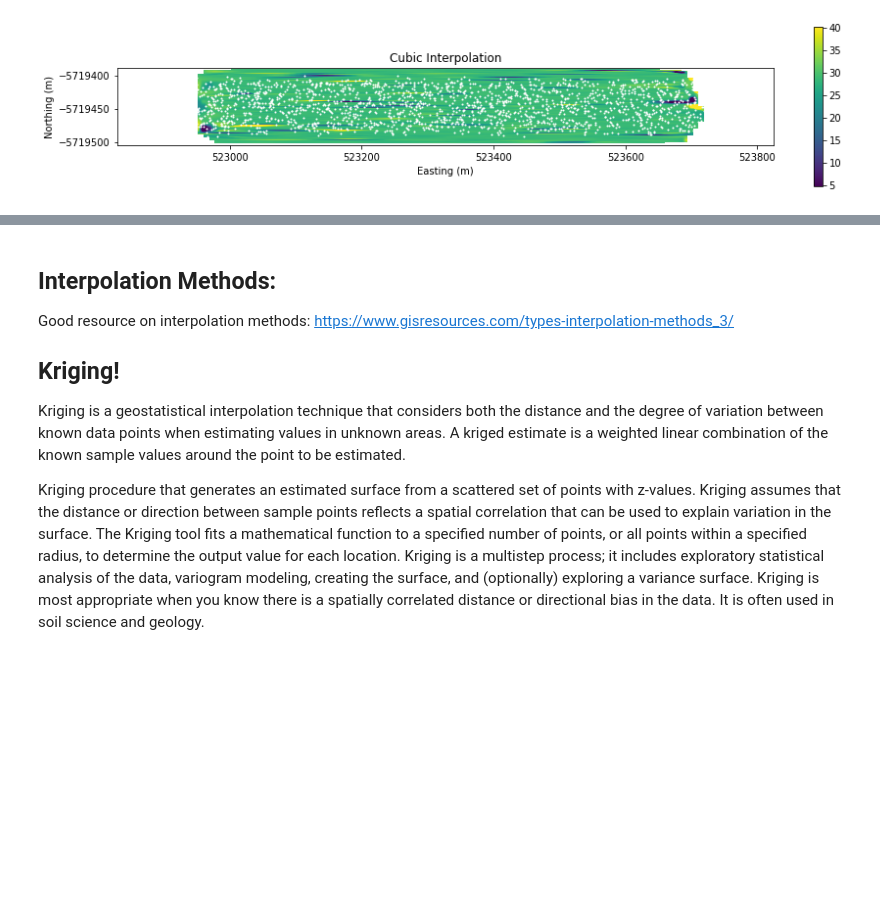
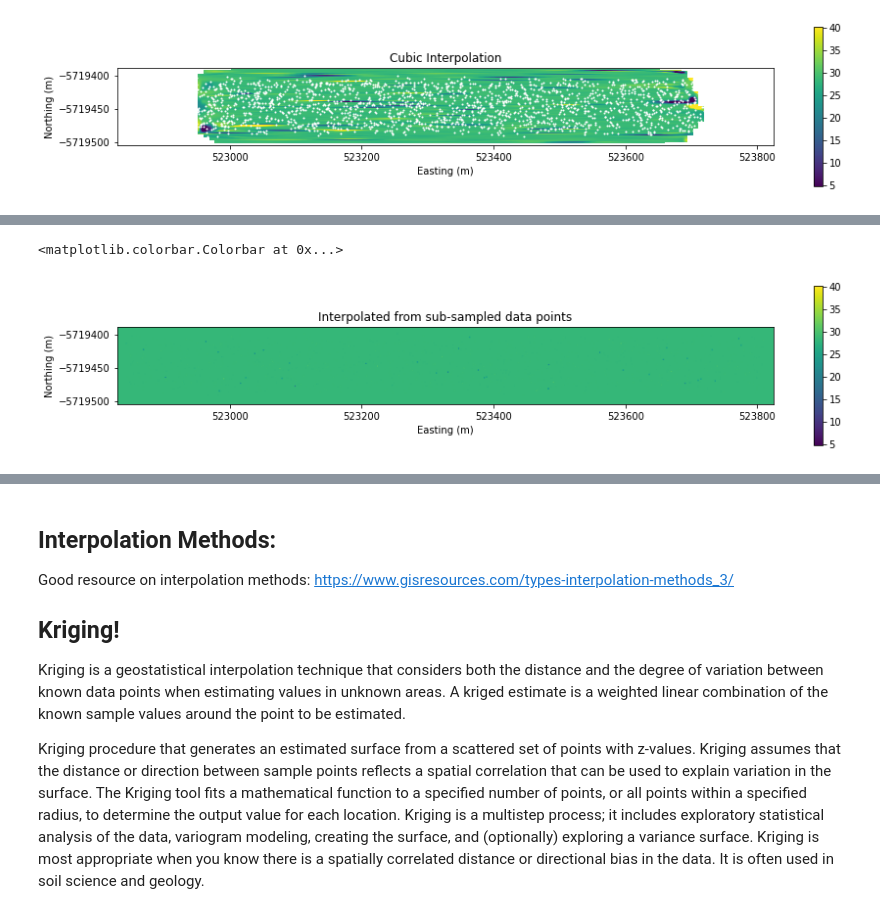
Before and after one commit to monsterkittykitty/CS_IndependentStudy, a Jupyter notebook: MultibeamAnalysis.ipynb, the cells around one changed output, grey strips where cells are left out. Drawn from its saved outputs; the diff is of its cells as text; code cells hidden in the pictures; blank space fills up the shorter version.

```diff
--- a/MultibeamAnalysis.ipynb
+++ b/MultibeamAnalysis.ipynb
@@ -367,0 +389,11 @@ fig.tight_layout(pad=2)
+# %%
+fig, ax = plt.subplots(figsize=(15,15))
+im = plt.imshow(y_grid.T, origin="lower", extent=extent, vmin=data["depth"].min(), vmax=data["depth"].max())
+ax.ticklabel_format(useOffset=False, style='plain')
+ax.set_xlabel("Easting (m)")
+ax.set_ylabel("Northing (m)")
+ax.set_title("Interpolated from sub-sampled data points")
+fig.colorbar(im, shrink=0.2)
+# %% [output]
+<matplotlib.colorbar.Colorbar at 0x...>
+[figure, added]
```
Also changed, not shown: parts of 17 cells of this notebook.
